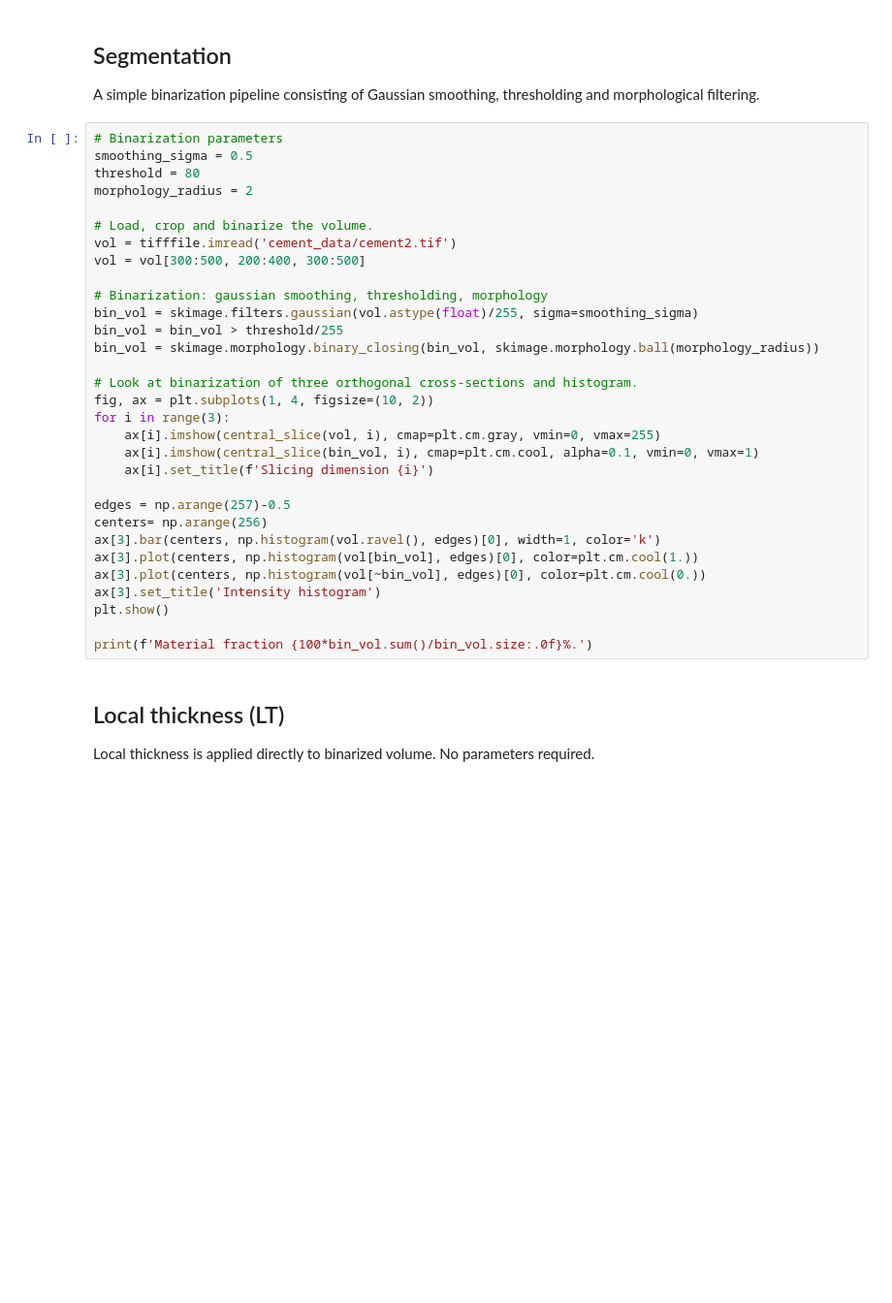
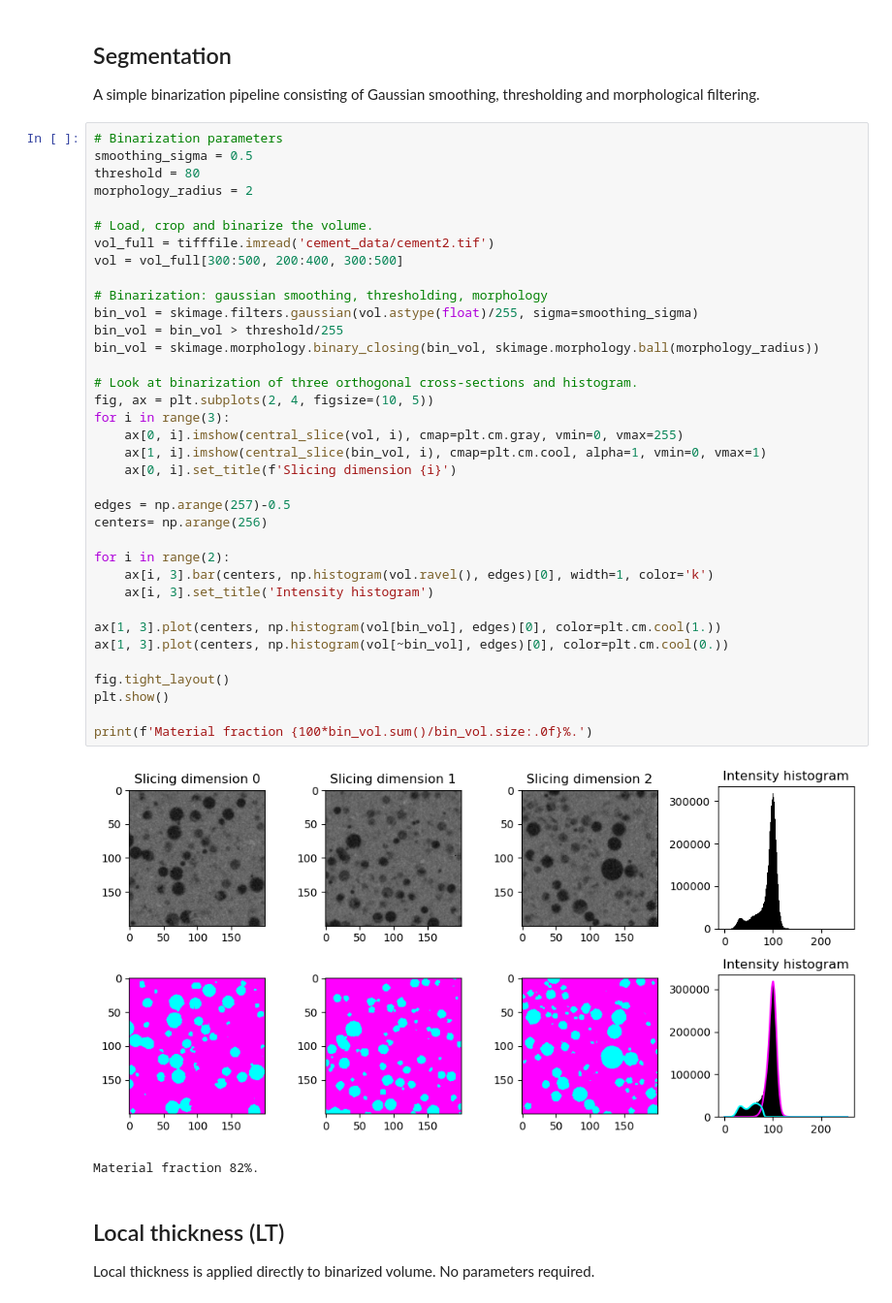
Before and after one commit to vedranaa/teaching-notebooks, a Jupyter notebook: 02510_quantification_pore_thickness.ipynb, the cells around one changed output. Shown at 97% size. Cells and saved outputs as stored; diff of their text form; blank space fills up the shorter version.

```diff
--- a/02510_quantification_pore_thickness.ipynb
+++ b/02510_quantification_pore_thickness.ipynb
@@ -39,34 +39,42 @@ A simple binarization pipeline consisting of Gaussian smoothing, thresholding an
 # %%
 # Binarization parameters
 smoothing_sigma = 0.5
 threshold = 80
 morphology_radius = 2
 
 # Load, crop and binarize the volume.
-vol = tifffile.imread('cement_data/cement2.tif')
-vol = vol[300:500, 200:400, 300:500]
+vol_full = tifffile.imread('cement_data/cement2.tif')
+vol = vol_full[300:500, 200:400, 300:500]
 
 # Binarization: gaussian smoothing, thresholding, morphology
 bin_vol = skimage.filters.gaussian(vol.astype(float)/255, sigma=smoothing_sigma)
 bin_vol = bin_vol > threshold/255
 bin_vol = skimage.morphology.binary_closing(bin_vol, skimage.morphology.ball(morphology_radius))
 
 # Look at binarization of three orthogonal cross-sections and histogram.
-fig, ax = plt.subplots(1, 4, figsize=(10, 2))
+fig, ax = plt.subplots(2, 4, figsize=(10, 5))
 for i in range(3):
-    ax[i].imshow(central_slice(vol, i), cmap=plt.cm.gray, vmin=0, vmax=255)
-    ax[i].imshow(central_slice(bin_vol, i), cmap=plt.cm.cool, alpha=0.1, vmin=0, vmax=1)
-    ax[i].set_title(f'Slicing dimension {i}')
+    ax[0, i].imshow(central_slice(vol, i), cmap=plt.cm.gray, vmin=0, vmax=255)
+    ax[1, i].imshow(central_slice(bin_vol, i), cmap=plt.cm.cool, alpha=1, vmin=0, vmax=1)
+    ax[0, i].set_title(f'Slicing dimension {i}')
 
 edges = np.arange(257)-0.5
 centers= np.arange(256)
-ax[3].bar(centers, np.histogram(vol.ravel(), edges)[0], width=1, color='k')
-ax[3].plot(centers, np.histogram(vol[bin_vol], edges)[0], color=plt.cm.cool(1.))
-ax[3].plot(centers, np.histogram(vol[~bin_vol], edges)[0], color=plt.cm.cool(0.))
-ax[3].set_title('Intensity histogram')
+
+for i in range(2):
+    ax[i, 3].bar(centers, np.histogram(vol.ravel(), edges)[0], width=1, color='k')
+    ax[i, 3].set_title('Intensity histogram')
+
+ax[1, 3].plot(centers, np.histogram(vol[bin_vol], edges)[0], color=plt.cm.cool(1.))
+ax[1, 3].plot(centers, np.histogram(vol[~bin_vol], edges)[0], color=plt.cm.cool(0.))
+
+fig.tight_layout()
 plt.show()
 
 print(f'Material fraction {100*bin_vol.sum()/bin_vol.size:.0f}%.')
+# %% [output]
+[figure, added]
+Material fraction 82%.
 # %% [markdown]
 ## Local thickness (LT)
 
```
Also changed, not shown: parts of 1 cell of this notebook, 1 other file.
